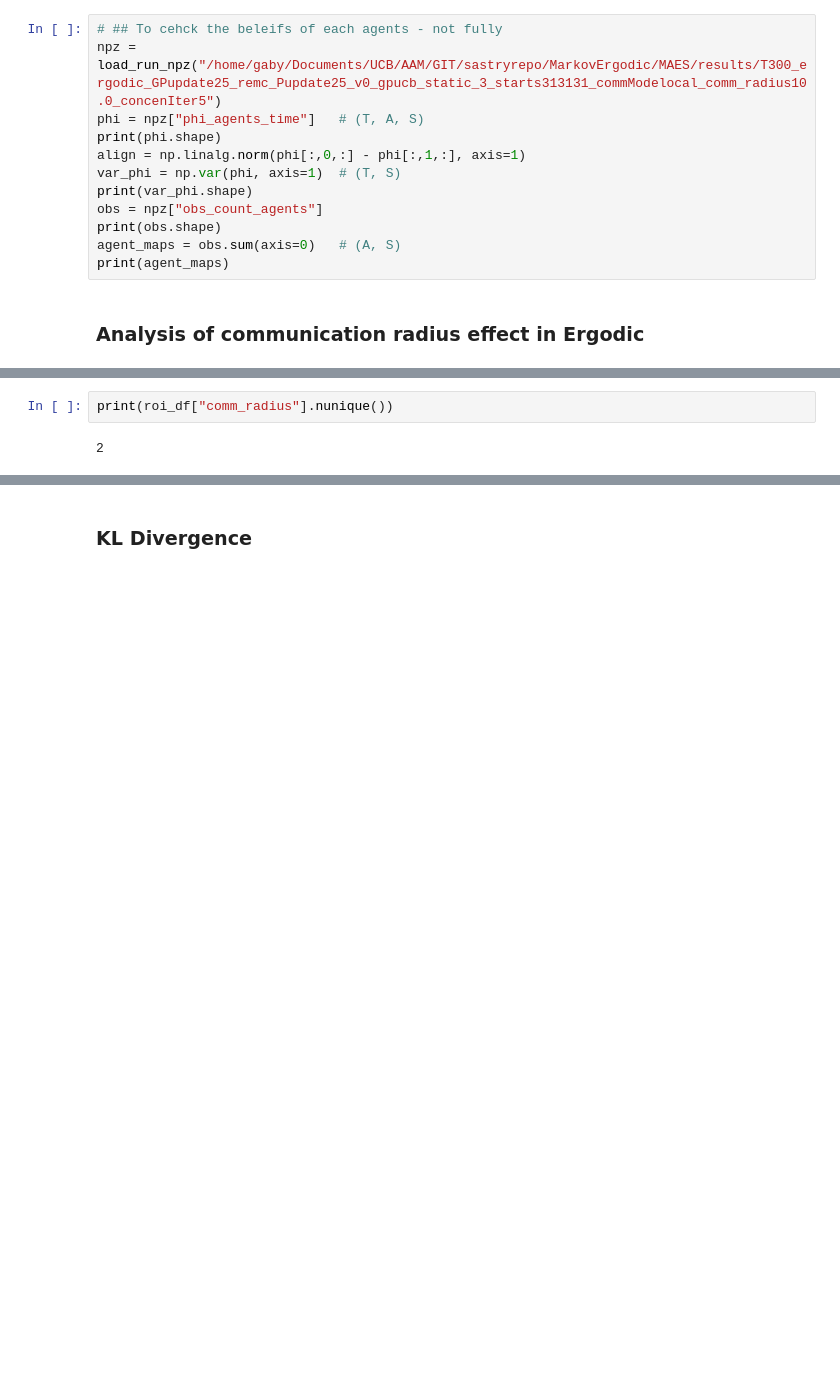
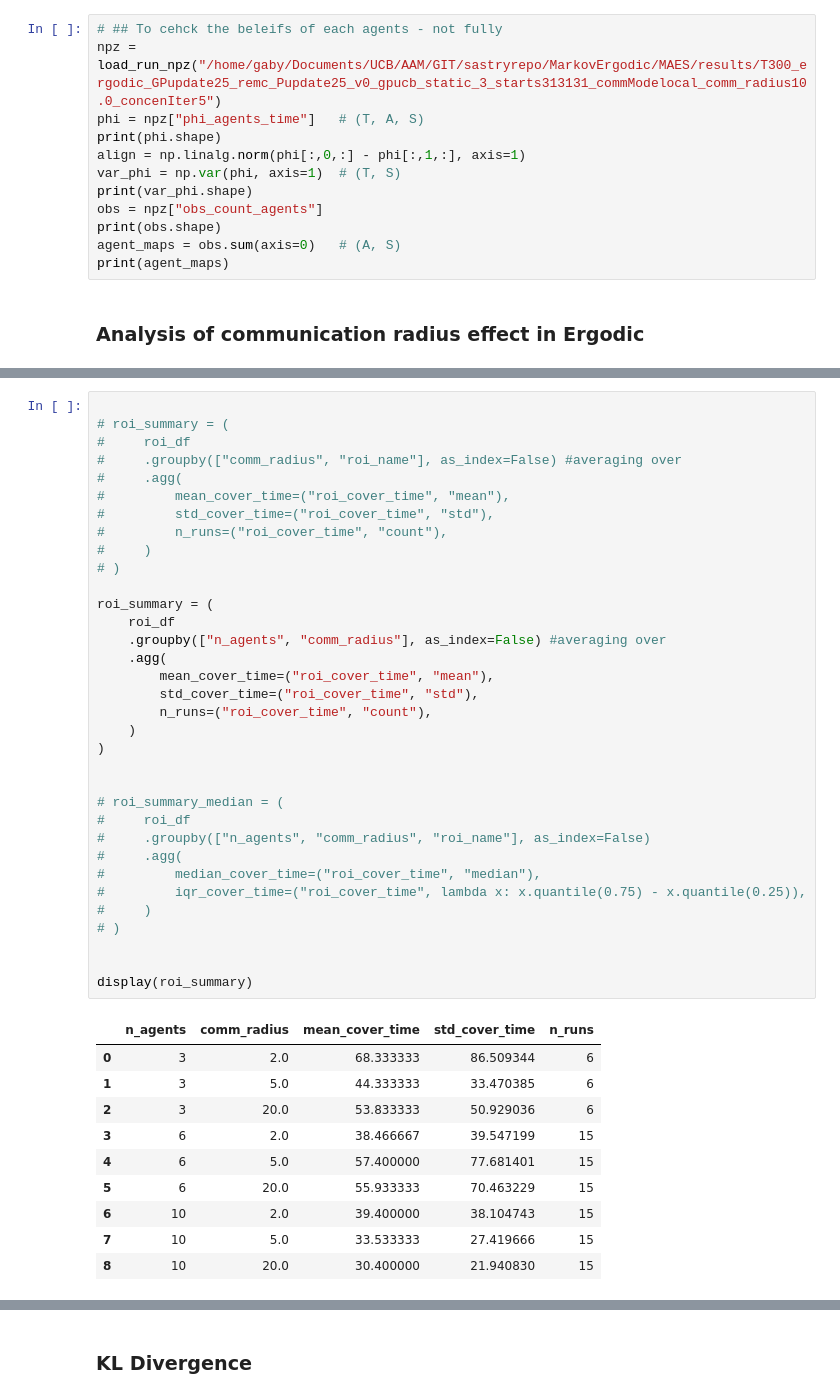
Before and after one commit to sastry-group/MAES, a Jupyter notebook: viz/plot_multiple_methods.ipynb, the cells around one changed output, grey strips where cells are left out. Saved outputs shown, nothing was run; the diff lists cells and outputs as text; blank space fills up the shorter version.

```diff
--- a/viz/plot_multiple_methods.ipynb
+++ b/viz/plot_multiple_methods.ipynb
@@ -978,7 +703,48 @@ display(roi_df)
-# %%
-print(roi_df["comm_radius"].nunique())
-# %% [output]
-2
+# %%
+
+# roi_summary = (
+#     roi_df
+#     .groupby(["comm_radius", "roi_name"], as_index=False) #averaging over
+#     .agg(
+#         mean_cover_time=("roi_cover_time", "mean"),
+#         std_cover_time=("roi_cover_time", "std"),
+#         n_runs=("roi_cover_time", "count"),
+#     )
+# )
+
+roi_summary = (
+    roi_df
+    .groupby(["n_agents", "comm_radius"], as_index=False) #averaging over
+    .agg(
+        mean_cover_time=("roi_cover_time", "mean"),
+        std_cover_time=("roi_cover_time", "std"),
+        n_runs=("roi_cover_time", "count"),
+    )
+)
+
+
+# roi_summary_median = (
+#     roi_df
+#     .groupby(["n_agents", "comm_radius", "roi_name"], as_index=False)
+#     .agg(
+#         median_cover_time=("roi_cover_time", "median"),
+#         iqr_cover_time=("roi_cover_time", lambda x: x.quantile(0.75) - x.quantile(0.25)),
+#     )
+# )
+
+
+display(roi_summary)
+# %% [output]
+|  | n_agents | comm_radius | mean_cover_time | std_cover_time | n_runs |
+| 0 | 3 | 2.0 | 68.333333 | 86.509344 | 6 |
+| 1 | 3 | 5.0 | 44.333333 | 33.470385 | 6 |
+| 2 | 3 | 20.0 | 53.833333 | 50.929036 | 6 |
+| 3 | 6 | 2.0 | 38.466667 | 39.547199 | 15 |
+| 4 | 6 | 5.0 | 57.400000 | 77.681401 | 15 |
+| 5 | 6 | 20.0 | 55.933333 | 70.463229 | 15 |
+| 6 | 10 | 2.0 | 39.400000 | 38.104743 | 15 |
+| 7 | 10 | 5.0 | 33.533333 | 27.419666 | 15 |
+| 8 | 10 | 20.0 | 30.400000 | 21.940830 | 15 |
 # %%
 import seaborn as sns
 import matplotlib.pyplot as plt
```
Also changed, not shown: parts of 41 cells of this notebook, 2 other files.
